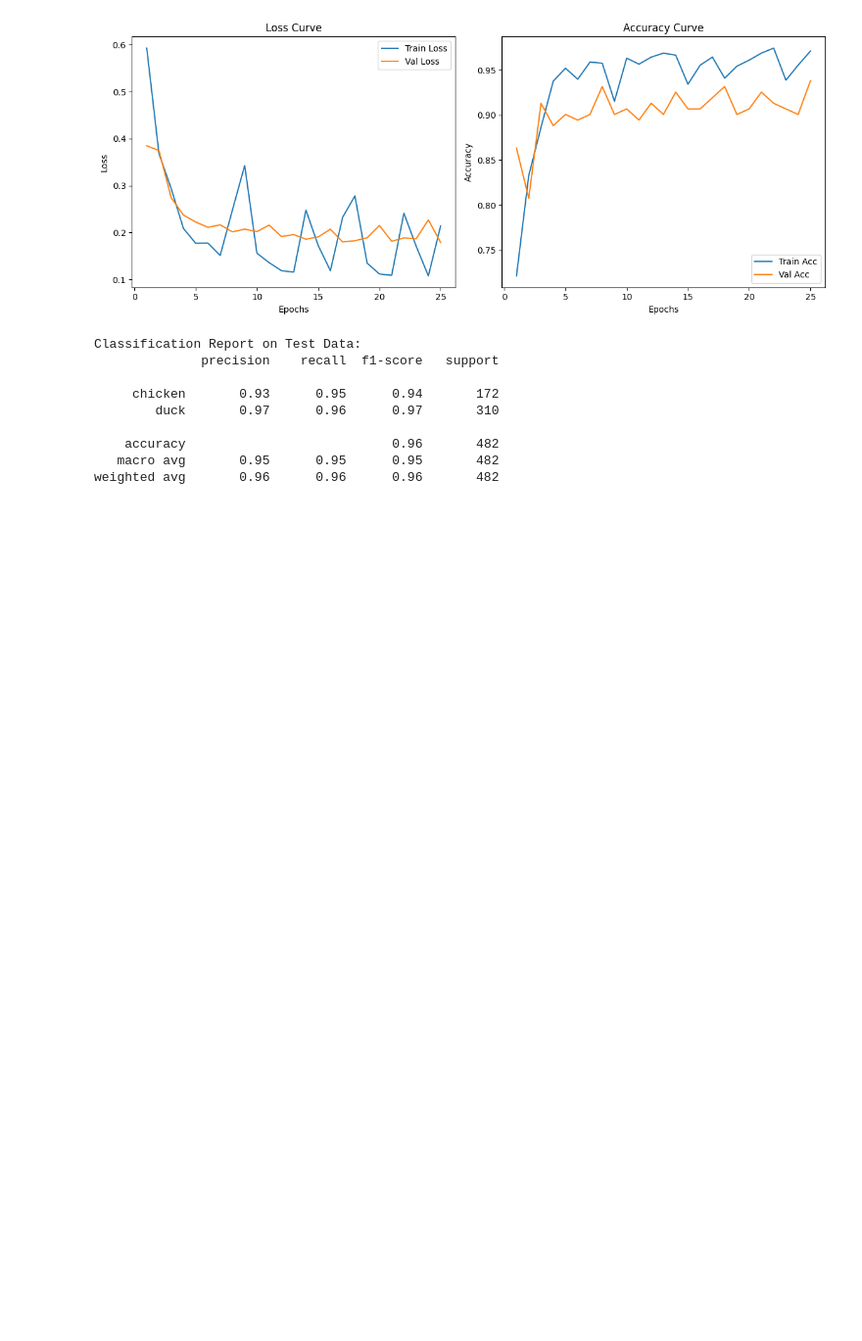
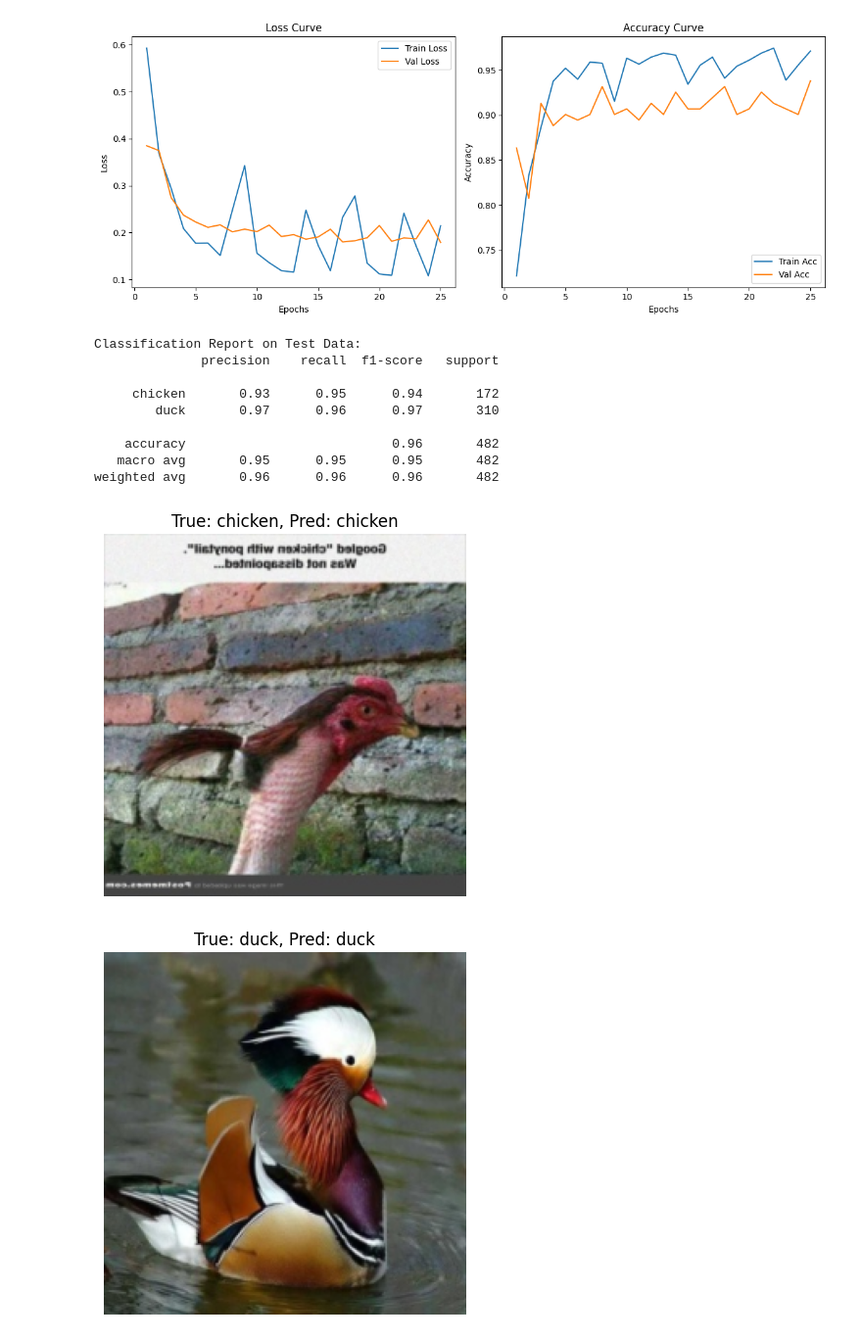
Before and after one commit to yadavayush7028/AppliedMachineLearning, a Jupyter notebook: Assignment 5/chicken_duck_classif.ipynb, the cells around one changed output. Shown at 98% size. Cells and saved outputs as stored; diff of their text form; code cells hidden in the pictures; blank space fills up the shorter version.

```diff
--- a/Assignment 5/chicken_duck_classif.ipynb
+++ b/Assignment 5/chicken_duck_classif.ipynb
@@ -169,3 +169,24 @@ Classification Report on Test Data:
     accuracy                           0.96       482
    macro avg       0.95      0.95      0.95       482
 weighted avg       0.96      0.96      0.96       482
+# %%
+def imshow(img, label, pred):
+    img = img.numpy().transpose((1, 2, 0))
+    img = img * np.array([0.229, 0.224, 0.225]) + np.array([0.485, 0.456, 0.406])
+    plt.imshow(np.clip(img, 0, 1))
+    plt.title(f"True: {label}, Pred: {pred}")
+    plt.axis('off')
+    plt.show()
+
+model.eval()
+data_iter = iter(test_loader)
+images, labels = next(data_iter)
+
+outputs = model(images.to(device))
+_, preds = torch.max(outputs, 1)
+
+for i in range(5):
+    imshow(images[i], class_names[labels[i]], class_names[preds[i]])
+# %% [output]
+[figure, added]
+[figure, added]
```
Also changed, not shown: parts of 1 cell of this notebook.
